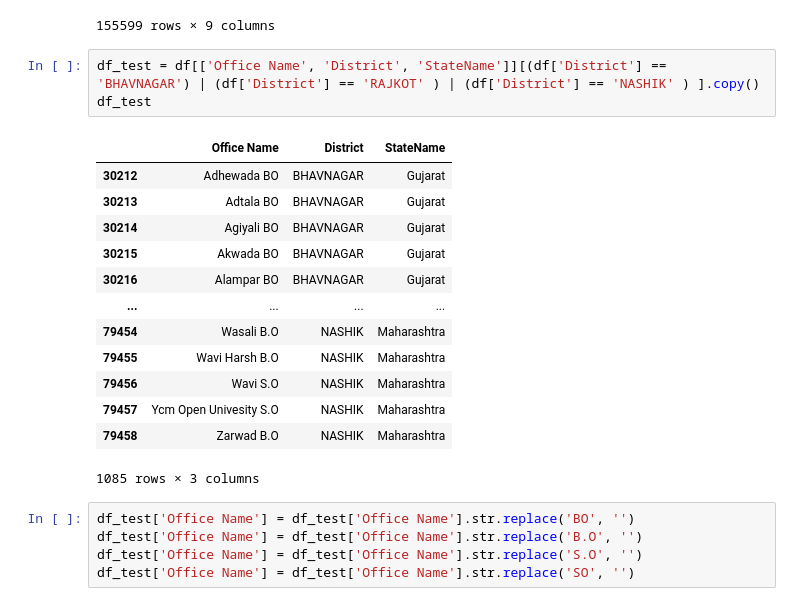
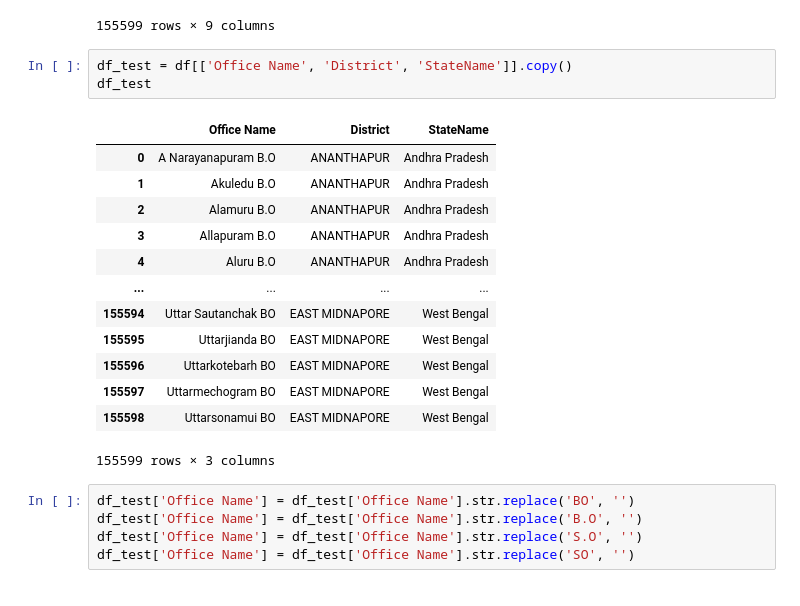
Before and after one commit to jimmyahalpara/Another-Adept, a Jupyter notebook: areas_dataset/data_processing.ipynb, the cells around one changed output. Drawn from its saved outputs; the diff is of its cells as text.

```diff
--- a/areas_dataset/data_processing.ipynb
+++ b/areas_dataset/data_processing.ipynb
@@ -19,22 +19,22 @@ df
 | 155598 | West Bengal Circle | South Bengal Region | Tamluk Division | Uttarsonamui BO | 721648 | BO | Delivery | EAST MIDNAPORE | ... |
 155599 rows × 9 columns
 # %%
-df_test = df[['Office Name', 'District', 'StateName']][(df['District'] == 'BHAVNAGAR') | (df['District'] == 'RAJKOT' ) | (df['District'] == 'NASHIK' ) ].copy()
+df_test = df[['Office Name', 'District', 'StateName']].copy()
 df_test
 # %% [output]
 |  | Office Name | District | StateName |
-| 30212 | Adhewada BO | BHAVNAGAR | Gujarat |
-| 30213 | Adtala BO | BHAVNAGAR | Gujarat |
-| 30214 | Agiyali BO | BHAVNAGAR | Gujarat |
-| 30215 | Akwada BO | BHAVNAGAR | Gujarat |
-| 30216 | Alampar BO | BHAVNAGAR | Gujarat |
+| 0 | A Narayanapuram B.O | ANANTHAPUR | Andhra Pradesh |
+| 1 | Akuledu B.O | ANANTHAPUR | Andhra Pradesh |
+| 2 | Alamuru B.O | ANANTHAPUR | Andhra Pradesh |
+| 3 | Allapuram B.O | ANANTHAPUR | Andhra Pradesh |
+| 4 | Aluru B.O | ANANTHAPUR | Andhra Pradesh |
 | ... | ... | ... | ... |
-| 79454 | Wasali B.O | NASHIK | Maharashtra |
-| 79455 | Wavi Harsh B.O | NASHIK | Maharashtra |
-| 79456 | Wavi S.O | NASHIK | Maharashtra |
-| 79457 | Ycm Open Univesity S.O | NASHIK | Maharashtra |
-| 79458 | Zarwad B.O | NASHIK | Maharashtra |
+| 155594 | Uttar Sautanchak BO | EAST MIDNAPORE | West Bengal |
+| 155595 | Uttarjianda BO | EAST MIDNAPORE | West Bengal |
+| 155596 | Uttarkotebarh BO | EAST MIDNAPORE | West Bengal |
+| 155597 | Uttarmechogram BO | EAST MIDNAPORE | West Bengal |
+| 155598 | Uttarsonamui BO | EAST MIDNAPORE | West Bengal |
-1085 rows × 3 columns
+155599 rows × 3 columns
 # %%
 df_test['Office Name'] = df_test['Office Name'].str.replace('BO', '')
 df_test['Office Name'] = df_test['Office Name'].str.replace('B.O', '')
```
Also changed, not shown: parts of 1 cell of this notebook, 5 other files.
